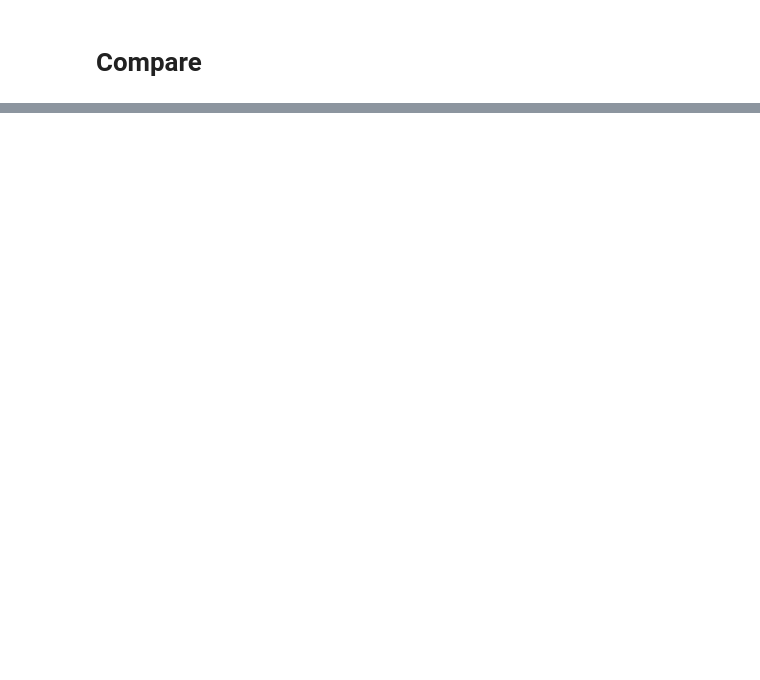
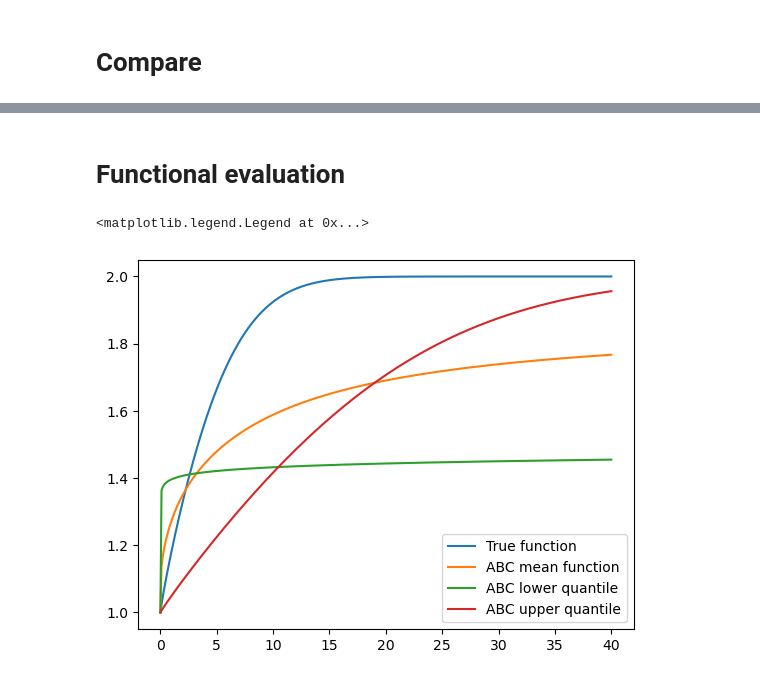
Before and after one commit to cbuelt/thesis, a Jupyter notebook: evaluation/evaluate_abc.ipynb, the cells around one changed output, grey strips where cells are left out. Saved outputs shown, nothing was run; the diff lists cells and outputs as text; code cells hidden in the pictures; blank space fills up the shorter version.

```diff
--- a/evaluation/evaluate_abc.ipynb
+++ b/evaluation/evaluate_abc.ipynb
@@ -137,0 +137,12 @@ np.power(true_params[i,1]-abc_mean[i,1],2)
+# %% [markdown]
+# Functional evaluation
+# %%
+i = 20
+# %%
+x = np.linspace(0,40,400)
+model = "brown"
+corr_true = extremal_coefficient(x, model, test_parameters[i,0], test_parameters[i,1])
+corr_abc_mean = abc_ext_func(x, model, r[i], s[i])
+corr_param_mean = extremal_coefficient(x, model, r[i].mean(), s[i].mean())
+corr_param_lower = extremal_coefficient(x, model, np.quantile(r[i],0.05), np.quantile(s[i],0.05))
+corr_param_upper = extremal_coefficient(x, model, np.quantile(r[i],0.95), np.quantile(s[i],0.95))
@@ -137,0 +156,10 @@ np.power(true_params[i,1]-abc_mean[i,1],2)
+# %%
+plt.plot(x, corr_true, label = "True function")
+plt.plot(x, corr_abc_mean, label = "ABC mean function")
+#plt.plot(x, corr_param_mean, label = "ABC mean parameters")
+plt.plot(x, corr_param_lower, label = "ABC lower quantile")
+plt.plot(x, corr_param_upper, label = "ABC upper quantile")
+plt.legend()
+# %% [output]
+<matplotlib.legend.Legend at 0x...>
+[figure, added]
```
Also changed, not shown: parts of 23 cells of this notebook, 9 other files.
